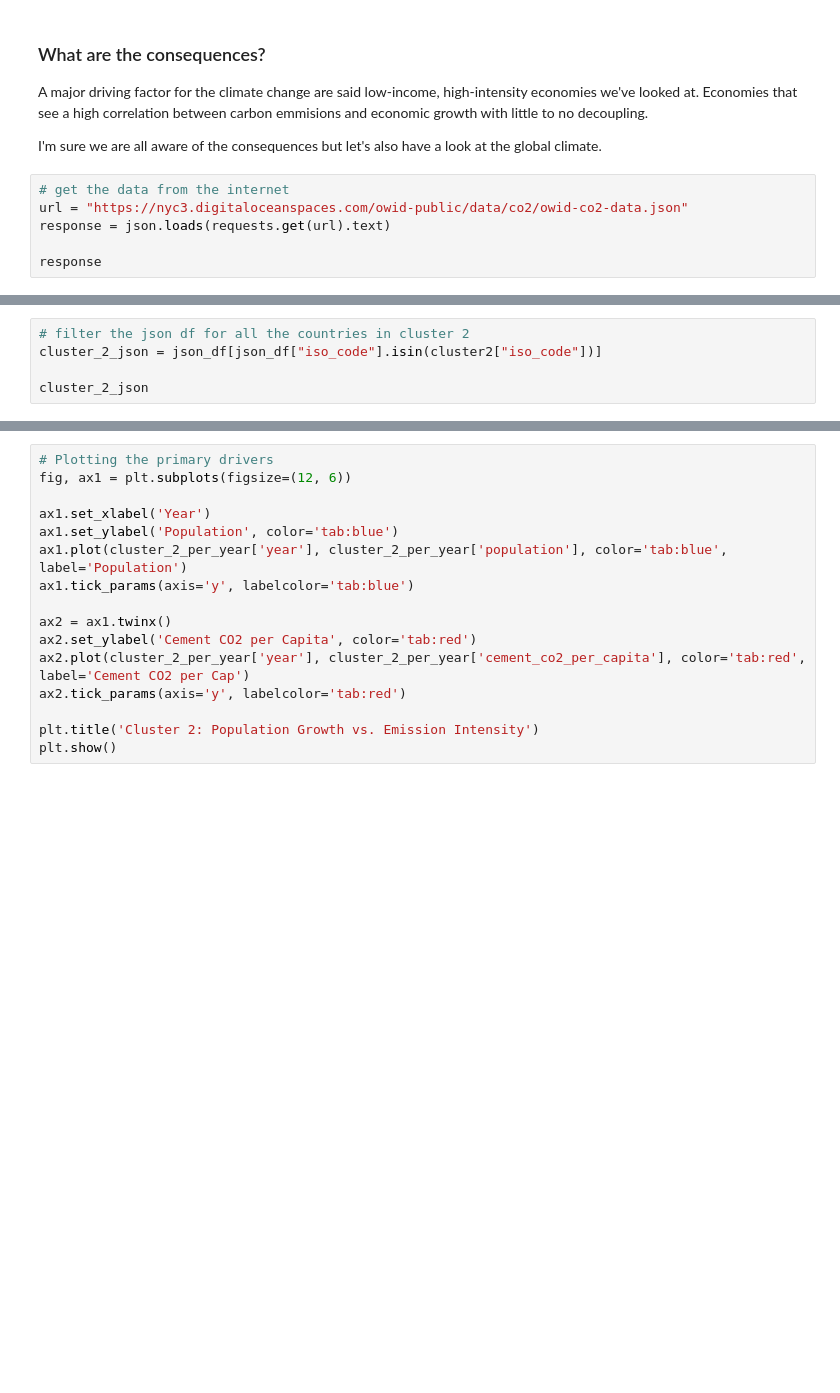
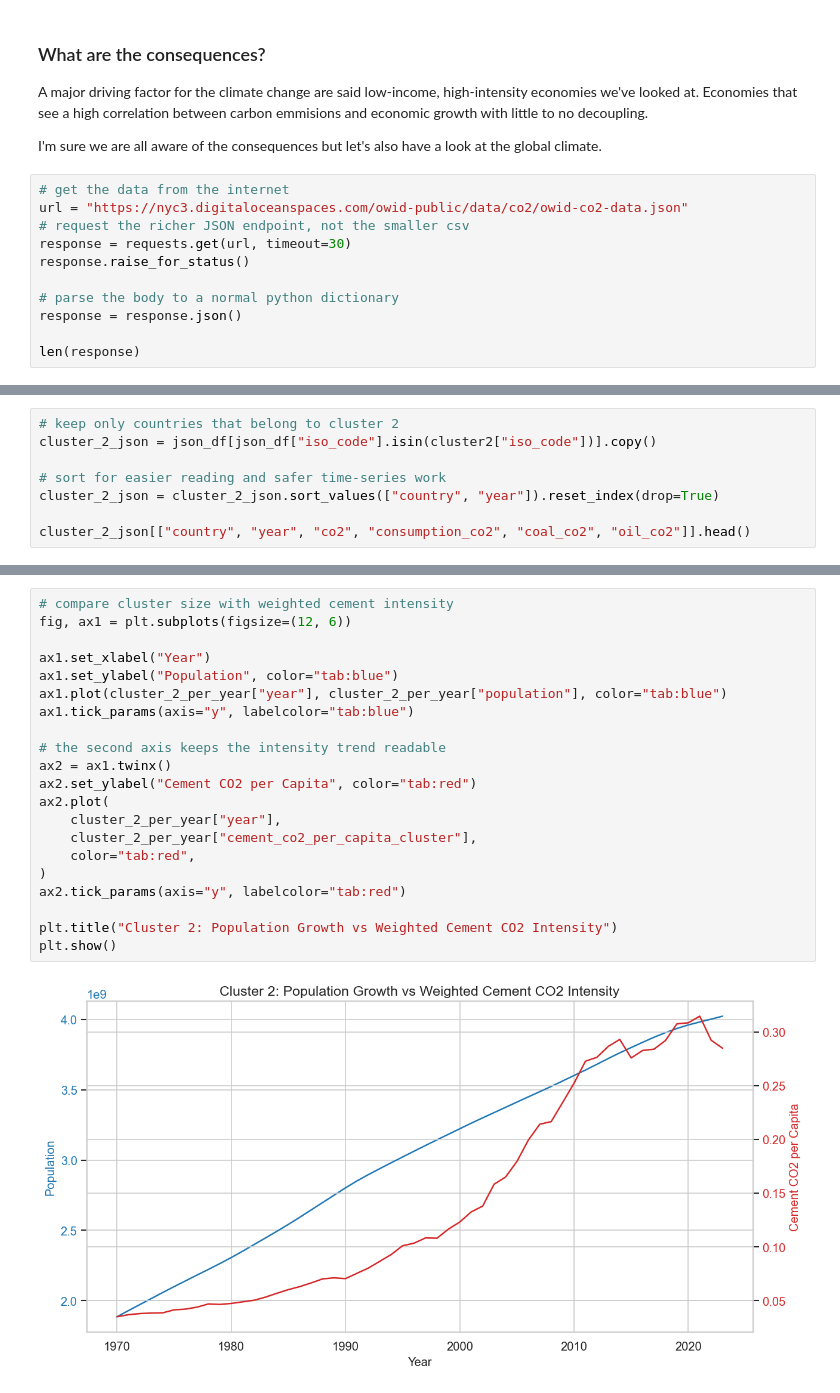
Before and after one commit to fabianfrank-dev/carbon_analysis, a Jupyter notebook: notebooks/pandas/04_clustering_and_cluster_dynamics.ipynb, the cells around one changed output, grey strips where cells are left out. Drawn from its saved outputs; the diff is of its cells as text; blank space fills up the shorter version.

```diff
--- a/notebooks/pandas/04_clustering_and_cluster_dynamics.ipynb
+++ b/notebooks/pandas/04_clustering_and_cluster_dynamics.ipynb
@@ -486,6 +673,11 @@ I'm sure we are all aware of the consequences but let's also have a look at the
 # %%
 # get the data from the internet
 url = "https://nyc3.digitaloceanspaces.com/owid-public/data/co2/owid-co2-data.json"
-response = json.loads(requests.get(url).text)
+# request the richer JSON endpoint, not the smaller csv
+response = requests.get(url, timeout=30)
+response.raise_for_status()
 
-response
+# parse the body to a normal python dictionary
+response = response.json()
+
+len(response)
@@ -518,5 +720,8 @@ json_df
 # %%
-# filter the json df for all the countries in cluster 2
-cluster_2_json = json_df[json_df["iso_code"].isin(cluster2["iso_code"])]
+# keep only countries that belong to cluster 2
+cluster_2_json = json_df[json_df["iso_code"].isin(cluster2["iso_code"])].copy()
 
-cluster_2_json
+# sort for easier reading and safer time-series work
+cluster_2_json = cluster_2_json.sort_values(["country", "year"]).reset_index(drop=True)
+
+cluster_2_json[["country", "year", "co2", "consumption_co2", "coal_co2", "oil_co2"]].head()
@@ -529,17 +779,24 @@ cluster_2_per_year
 # %%
-# Plotting the primary drivers
+# compare cluster size with weighted cement intensity
 fig, ax1 = plt.subplots(figsize=(12, 6))
 
-ax1.set_xlabel('Year')
-ax1.set_ylabel('Population', color='tab:blue')
-ax1.plot(cluster_2_per_year['year'], cluster_2_per_year['population'], color='tab:blue', label='Population')
-ax1.tick_params(axis='y', labelcolor='tab:blue')
+ax1.set_xlabel("Year")
+ax1.set_ylabel("Population", color="tab:blue")
+ax1.plot(cluster_2_per_year["year"], cluster_2_per_year["population"], color="tab:blue")
+ax1.tick_params(axis="y", labelcolor="tab:blue")
 
+# the second axis keeps the intensity trend readable
 ax2 = ax1.twinx()
-ax2.set_ylabel('Cement CO2 per Capita', color='tab:red')
-ax2.plot(cluster_2_per_year['year'], cluster_2_per_year['cement_co2_per_capita'], color='tab:red', label='Cement CO2 per Cap')
-ax2.tick_params(axis='y', labelcolor='tab:red')
+ax2.set_ylabel("Cement CO2 per Capita", color="tab:red")
+ax2.plot(
+    cluster_2_per_year["year"],
+    cluster_2_per_year["cement_co2_per_capita_cluster"],
+    color="tab:red",
+)
+ax2.tick_params(axis="y", labelcolor="tab:red")
 
-plt.title('Cluster 2: Population Growth vs. Emission Intensity')
+plt.title("Cluster 2: Population Growth vs Weighted Cement CO2 Intensity")
 plt.show()
+# %% [output]
+[figure, added]
 # %% [markdown]
```
Also changed, not shown: parts of 35 cells of this notebook, 1 other file.
